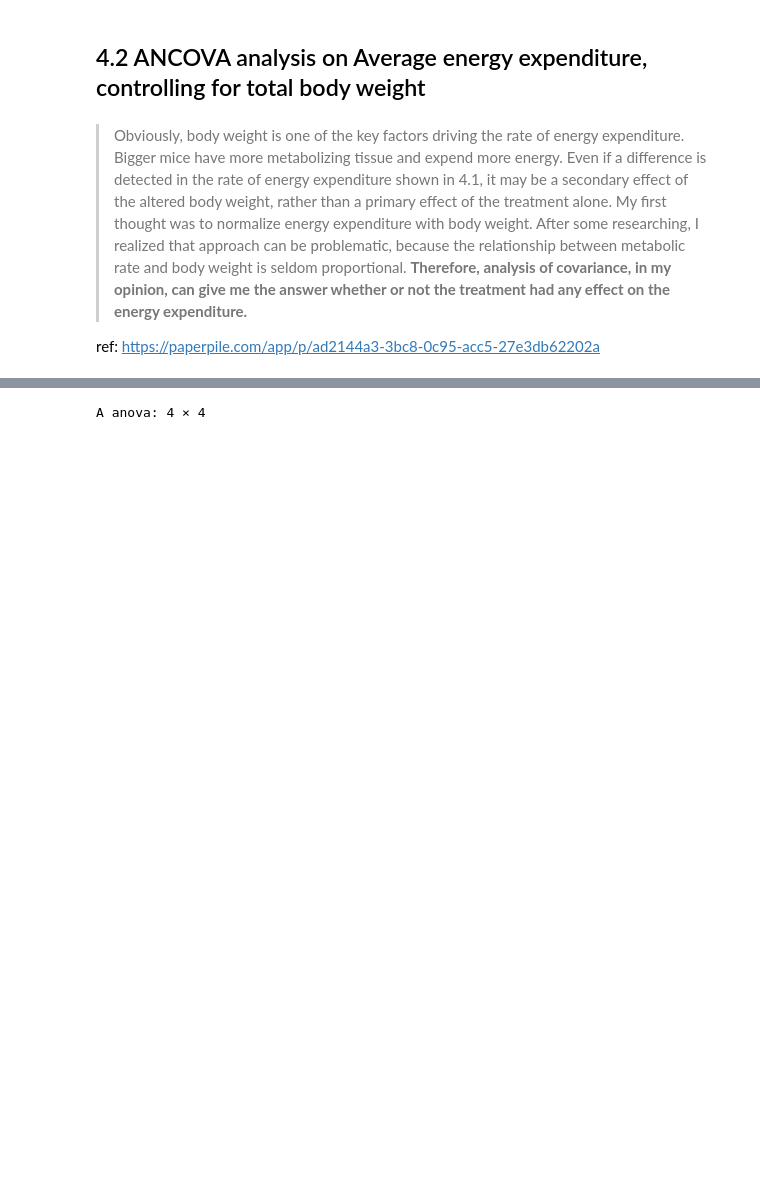
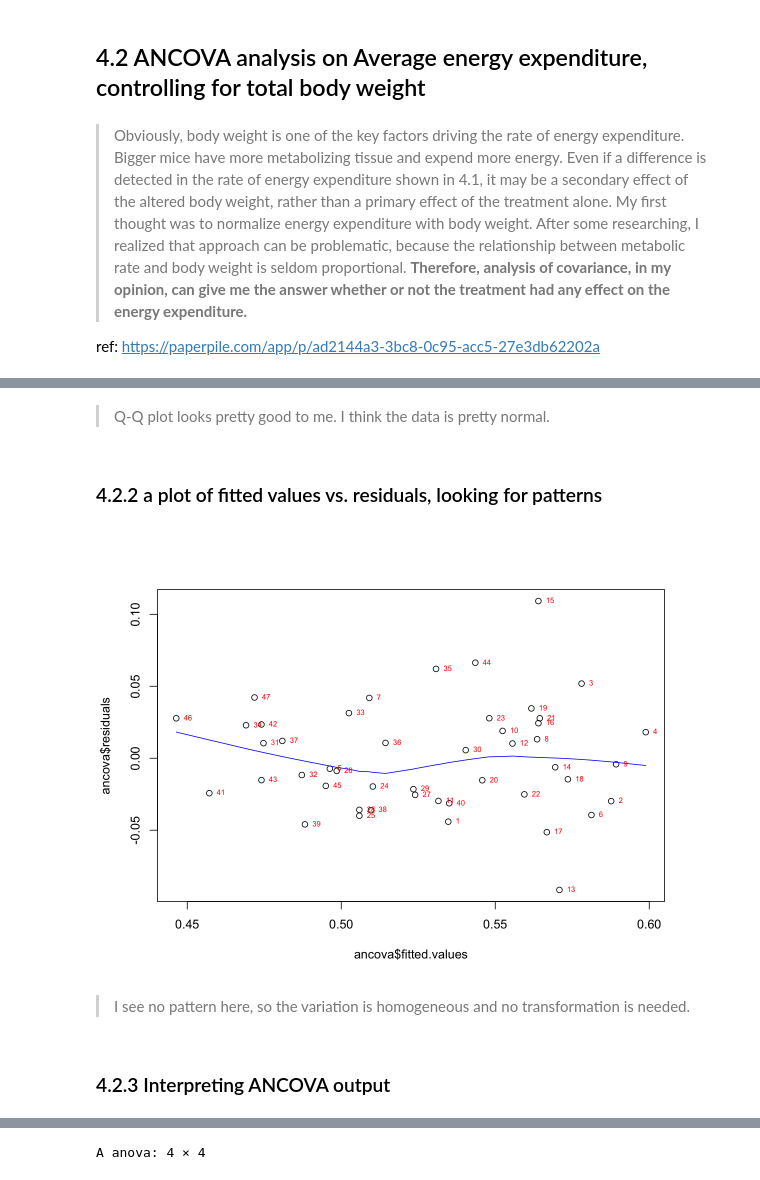
Before and after one commit to zhangyang2017/temp, a Jupyter notebook: metab.ipynb, the cells around one changed output, grey strips where cells are left out. Saved outputs shown, nothing was run; the diff lists cells and outputs as text; code cells hidden in the pictures; blank space fills up the shorter version.

```diff
--- a/metab.ipynb
+++ b/metab.ipynb
@@ -244,0 +270,14 @@ ref: https://paperpile.com/app/p/ad2144a3-3bc8-0c95-acc5-27e3db62202a
+# %% [markdown]
+> Q-Q plot looks pretty good to me. I think the data is pretty normal.
+# %% [markdown]
+### 4.2.2 a plot of fitted values vs. residuals, looking for patterns
+# %%
+plot(ancova$residuals~ancova$fitted.values)
+lines(lowess(ancova$fitted.values,ancova$residuals), col="blue")
+text(ancova$fitted.values, ancova$residuals, row.names(dataHFD), cex=0.6, pos=4, col="red")
+# %% [output]
+[figure, added]
+# %% [markdown]
+> I see no pattern here, so the variation is homogeneous and no transformation is needed.
+# %% [markdown]
+### 4.2.3 Interpreting ANCOVA output
```
Also changed, not shown: parts of 17 cells of this notebook.
